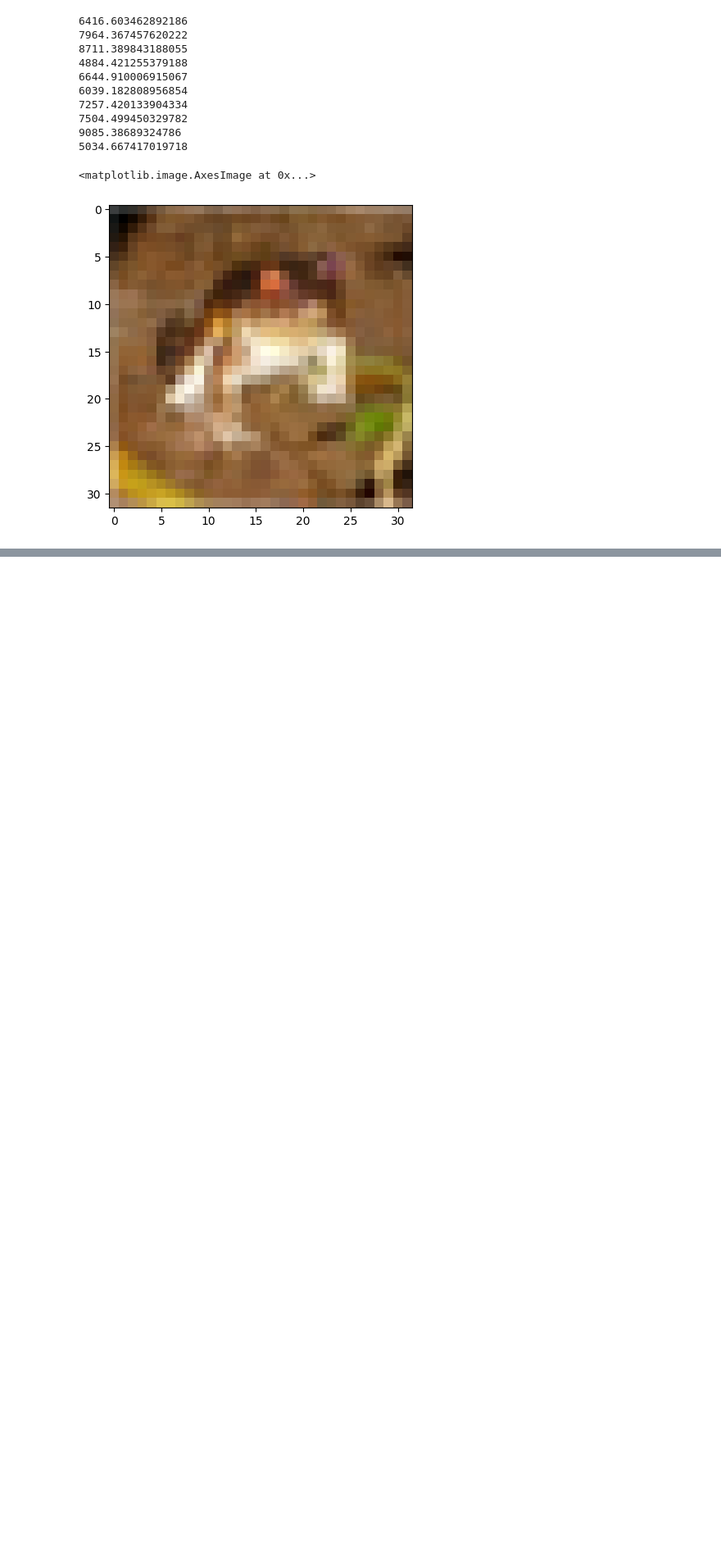
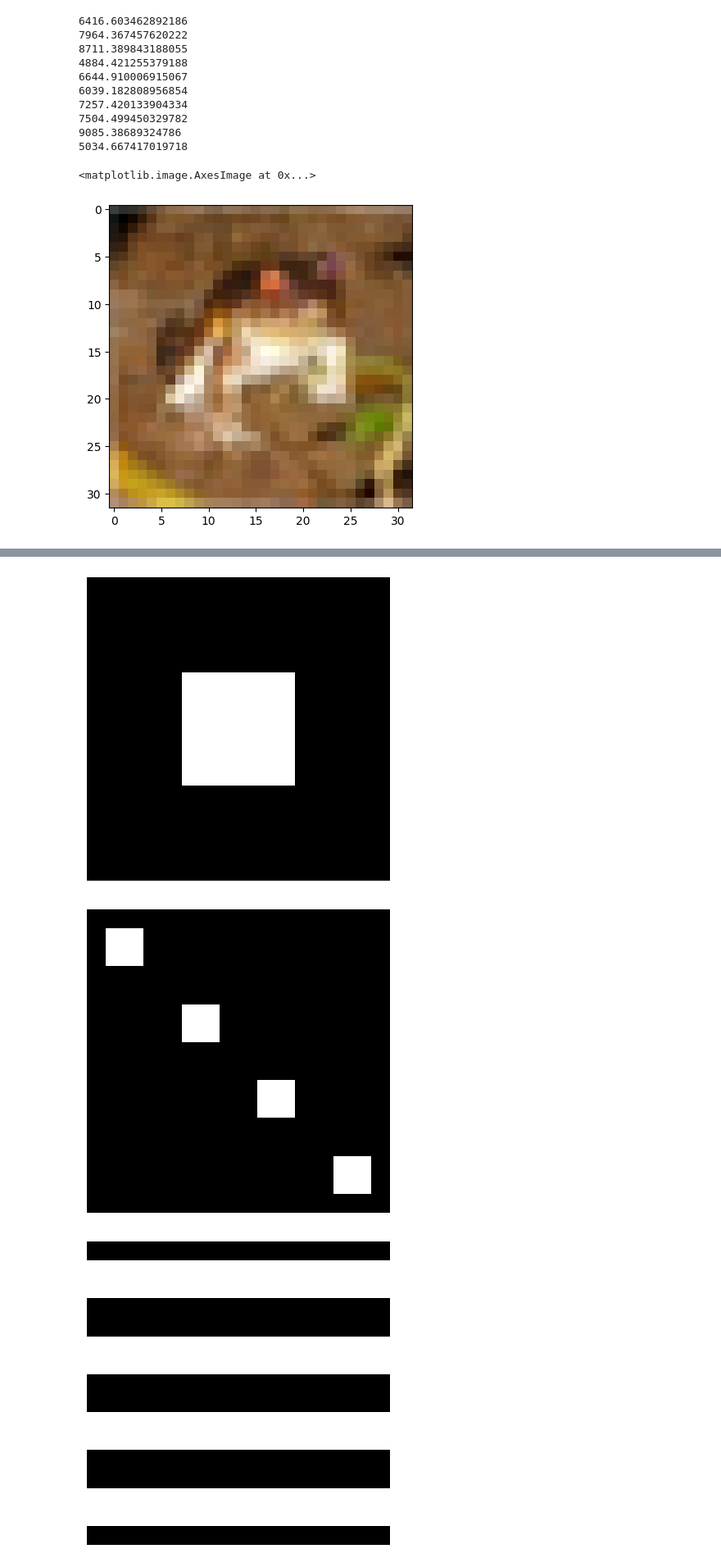
Before and after one commit to daniel-koronthaly/HopfieldImages, a Jupyter notebook: hopfield.ipynb, the cells around one changed output, grey strips where cells are left out. Shown at 82% size. Cells and saved outputs as stored; diff of their text form; code cells hidden in the pictures; blank space fills up the shorter version.

```diff
--- a/hopfield.ipynb
+++ b/hopfield.ipynb
@@ -313,0 +314,52 @@ plt.imshow(X[:, 0].reshape((32,32,3)) / 255.0, interpolation='none')
+# %%
+import matplotlib.pyplot as plt
+
+def show_image(img):
+    final_img = img.reshape((32,32))
+    plt.imshow(final_img, cmap="gray", interpolation='none')
+    plt.axis('off')
+    plt.show()
+
+#Create 5 random patterns
+np.random.seed(13)
+num_images = 3
+pattern_size = (32,32)
+
+images = []
+
+square = np.full(pattern_size, -1.0)
+square[10:22, 10:22] = 1.0
+images.append(square)
+
+diagonal = np.full(pattern_size, -1.0)
+for i in range(2, 32, 8):
+    diagonal[i:i+4, i:i+4] = 1.0
+images.append(diagonal)
+
+stripes = np.full(pattern_size, -1.0)
+for i in range(2, 32, 8):
+    stripes[i:i+4, :] = 1.0
+images.append(stripes)
+
+for image in images:
+    show_image(image)
+color_enabled = False
+num_neurons = 1024
+
+flattened_images = np.reshape(images, (num_images, num_neurons))
+W = flattened_images.T @ flattened_images
+# W = np.zeros((num_neurons, num_neurons))
+
+# # computes W_{ij} = V_i * V_j for all i and j. (Saves all images in weight matrix)
+
+# for image in images:
+#     image_normalized = image / np.linalg.norm(image)
+#     W += np.outer(image_normalized, image_normalized)
+
+# W = W / num_images
+
+# np.fill_diagonal(W, 0)
+# %% [output]
+[figure, added]
+[figure, added]
+[figure, added]
```
Also changed, not shown: parts of 5 cells of this notebook.
